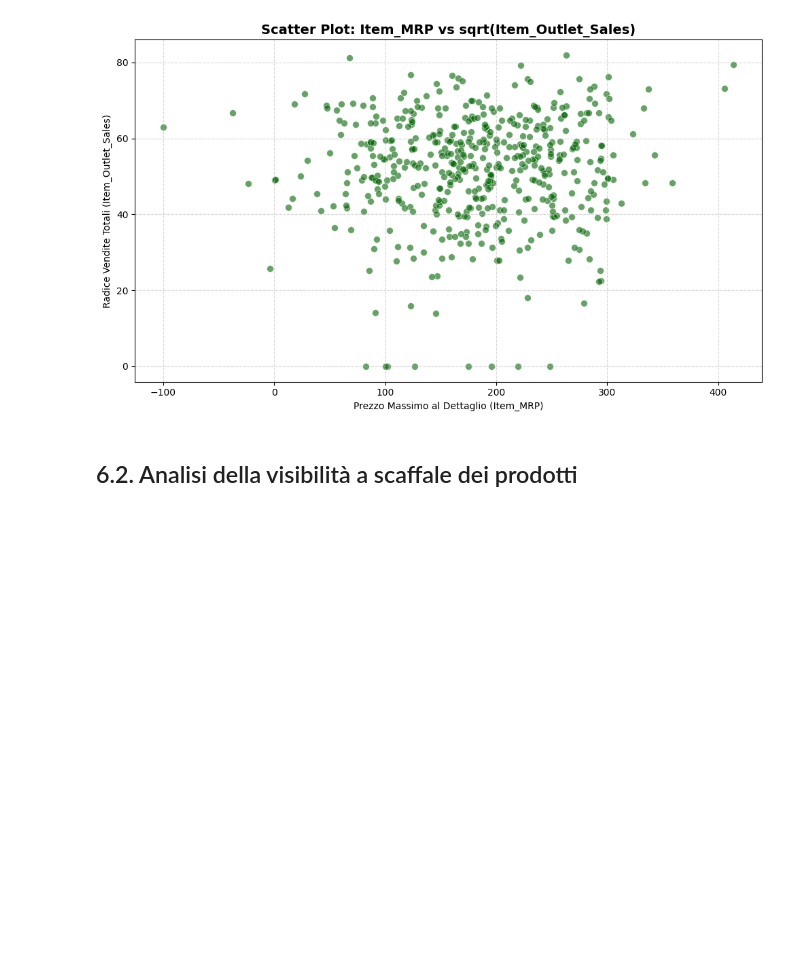
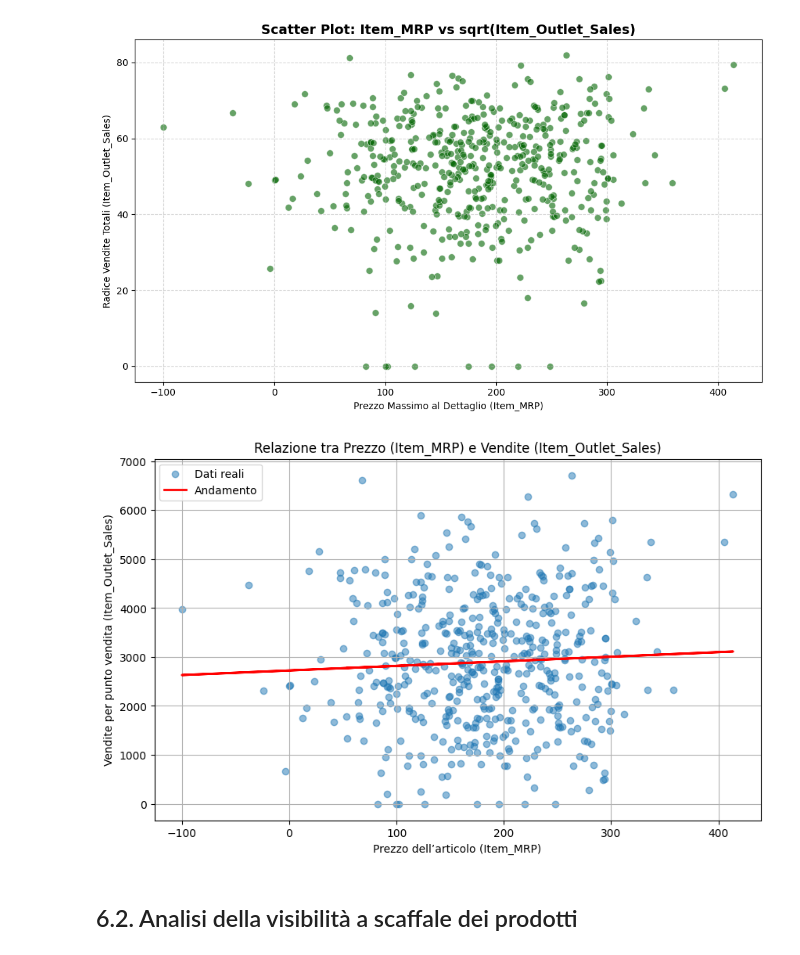
Before and after one commit to EnricoGuidi/ANALISI-E-OTTIMIZZAZIONE-GDO, a Jupyter notebook: ANALISI VENDITA NEL DETTAGLIO GDO/Analisi_vendita_dettaglio_GDO.ipynb, the cells around one changed output. Drawn from its saved outputs; the diff is of its cells as text; code cells hidden in the pictures; blank space fills up the shorter version.

```diff
--- a/ANALISI VENDITA NEL DETTAGLIO GDO/Analisi_vendita_dettaglio_GDO.ipynb
+++ b/ANALISI VENDITA NEL DETTAGLIO GDO/Analisi_vendita_dettaglio_GDO.ipynb
@@ -789,6 +789,36 @@ plt.show()
 # %% [output]
 [figure]
 [figure]
+# %%
+import numpy as np
+from sklearn.linear_model import LinearRegression
+
+# Rimozione dei valori mancanti nelle due colonne rilevanti
+df_clean = df[['Item_MRP', 'Item_Outlet_Sales']].dropna()
+
+# Preparazione dei dati per la regressione
+X = df_clean['Item_MRP'].values.reshape(-1, 1)
+y = df_clean['Item_Outlet_Sales'].values
+
+# Creazione e addestramento del modello di regressione lineare
+model = LinearRegression()
+model.fit(X, y)
+
+# Predizione dei valori per la linea di regressione
+y_pred = model.predict(X)
+
+# Creazione del grafico con la linea di regressione
+plt.figure(figsize=(10, 6))
+plt.scatter(X, y, alpha=0.5, label='Dati reali')
+plt.plot(X, y_pred, color='red', linewidth=2, label='Andamento')
+plt.title('Relazione tra Prezzo (Item_MRP) e Vendite (Item_Outlet_Sales)')
+plt.xlabel('Prezzo dell’articolo (Item_MRP)')
+plt.ylabel('Vendite per punto vendita (Item_Outlet_Sales)')
+plt.legend()
+plt.grid(True)
+plt.show()
+# %% [output]
+[figure, added]
 # %% [markdown]
 ## 6.2. Analisi della visibilità a scaffale dei prodotti
 # %%
```
Also changed, not shown: parts of 6 cells of this notebook.
